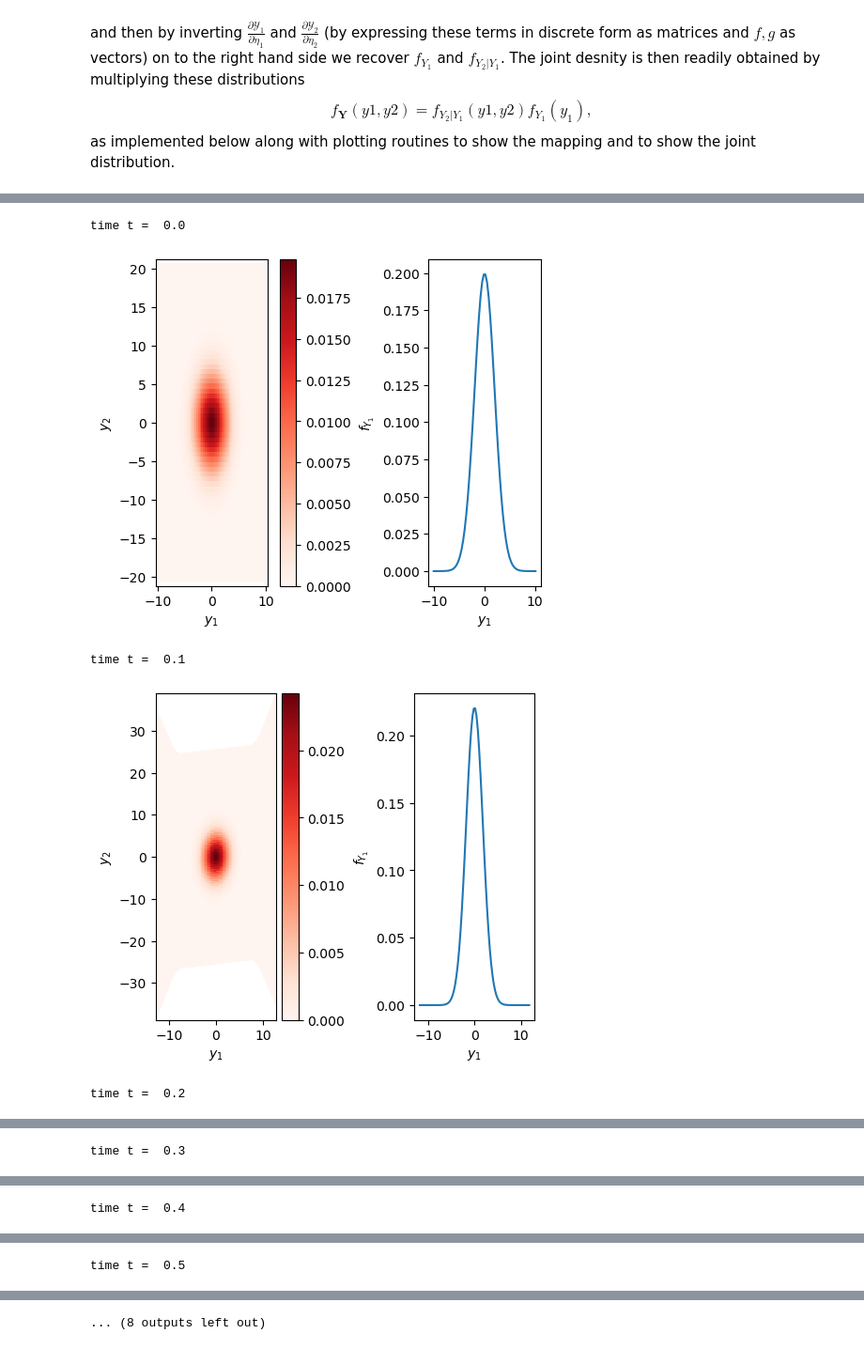
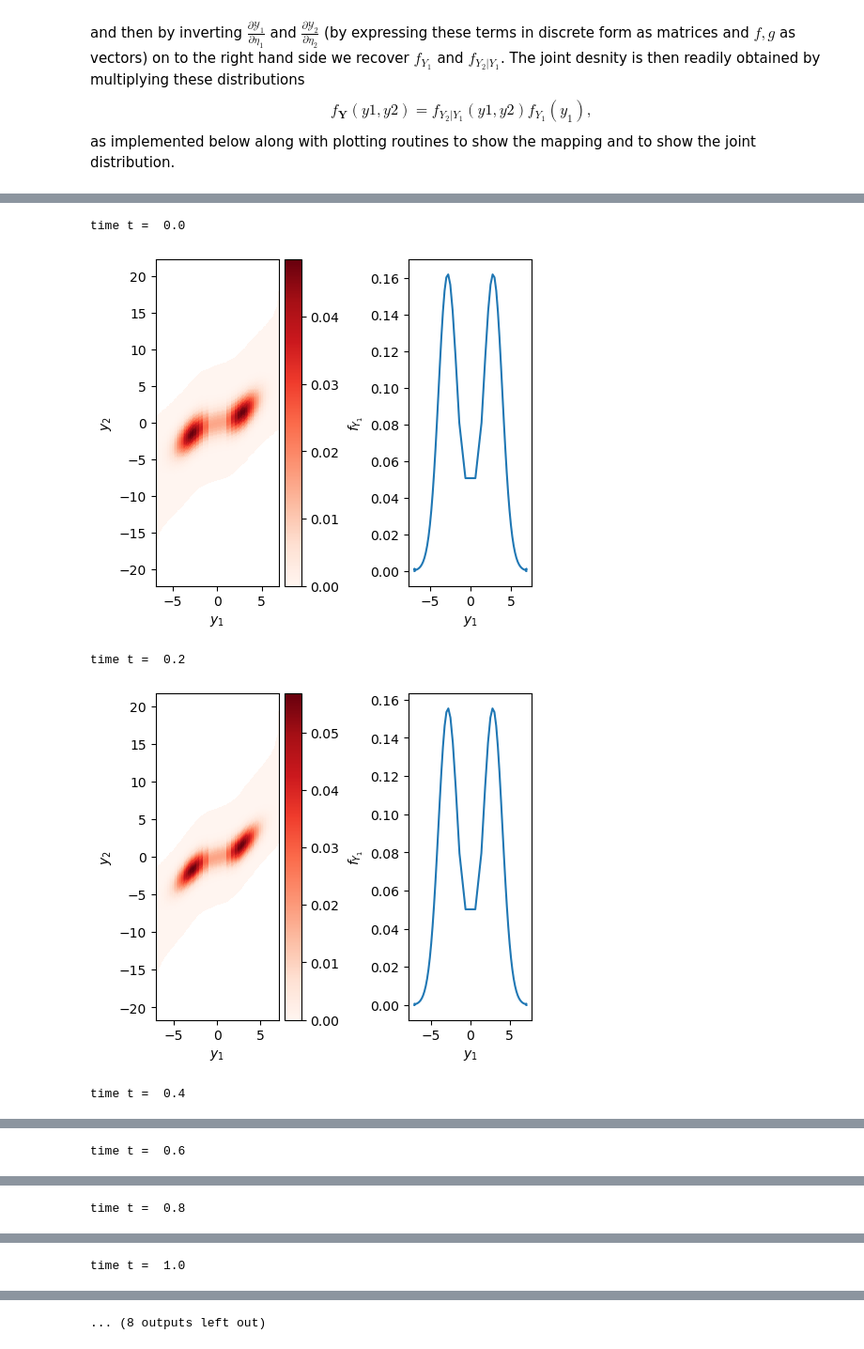
Before and after one commit to mannixp/D.strafity-mapping, a Jupyter notebook: Mapping/Part3_Mapping_2d.ipynb, the cells around one changed output, grey strips where cells are left out. Shown at 94% size. Cells and saved outputs as stored; diff of their text form; code cells hidden in the pictures.

Commit message:
Added forcing to the 2d mapping code

```diff
--- a/Mapping/Part3_Mapping_2d.ipynb
+++ b/Mapping/Part3_Mapping_2d.ipynb
@@ -60,8 +88,8 @@ N1 =64
 N2 =64
 
 # Domain
-z1 = np.linspace(-5, 5, N1)
-z2 = np.linspace(-5, 5, N2)
+z1 = np.linspace(-4, 4, N1)
+z2 = np.linspace(-4, 4, N2)
 
 # 2d grid for gaussian random variables Y1 and Y2
 I2 = np.ones(N2)
@@ -310,0 +433,32 @@ We then pass these initial conditions to a time-stepping routine
+# %%
+# B) Generate the forcing and the map Y_ required to produce this pdf
+
+from Part2_Mapping_Stratification_1d import make_map
+
+Y1_= make_map(F_Y1, z1)
+F1 = -L1@Y1_ # Here we use F1 instead of D^(1)_1 for the forcing as D has been used in code to refer to derivatives
+
+# Check the mapped pdf matches
+dY_dz = grad(z1) @ Y1_
+f1_   = g(z1)/dY_dz
+
+fig = plt.figure(figsize=(6, 4))
+ax1 = plt.gca()
+ax2 = ax1.twinx()
+
+ax1.plot(Y1, f_Y1(Y1), label=r'True $f_Y$')
+ax1.plot(Y1_, f1_, label=r'Mapped $f_Y$')
+ax1.fill_between(Y1_, f1_)
+#ax1.set_xlim([0, 1])
+ax1.set_ylim([0, 1.1*np.max(f1_)])
+ax1.set_xlabel(r'$y_1$', fontsize=20)
+ax1.set_ylabel(r'$f_{Y_1}$', fontsize=20)
+ax1.legend(loc=2)
+
+ax2.plot(Y1_[1:-1], F1[1:-1], '-r', linewidth=2, label=r'$\mathbf{D}^1$')
+ax2.plot(Y1_, 0*Y1_, '-k')
+#ax2.set_xlim([0, 1])
+ax2.set_ylabel(r'$\mathbf{D}^{(1)}$', fontsize=20)
+ax2.legend()
+
+plt.show()
@@ -311,21 +467,20 @@ We then pass these initial conditions to a time-stepping routine
 # %%
 dt = 0.001
-nt = 1000
+nt = 2000
 
 for i in range(nt):
-    Y2 += (L2 @ Y2 + one_to_2d(Y1))* dt
-    Y1 +=  L1 @ Y1 * dt
-
+    Y2 += one_to_2d(Y1)*dt   +   L2 @ Y2* dt
+    Y1 += F1 * dt            +  L1 @ Y1 * dt
 
 
     if i % (nt/10) == 0:
         print('time t = ',i*dt)
         #plot_mapping(z1,Y1, z1_2d,z2_2d,Y2)
         OUT = map_to_pdf(z1,Y1, z2_2d,Y2)
         plot_joint(*OUT)
 # %% [output]
 time t =  0.0
-[figure, old version]
+[figure, new version]
-time t =  0.1
+time t =  0.2
-[figure, old version]
+[figure, new version]
-time t =  0.2
+time t =  0.4
@@ -333 +488 @@ time t =  0.2
-time t =  0.3
+time t =  0.6
@@ -335 +490 @@ time t =  0.3
-time t =  0.4
+time t =  0.8
@@ -337 +492 @@ time t =  0.4
-time t =  0.5
+time t =  1.0
```
Also changed, not shown: parts of 12 cells of this notebook, 3 other files.
